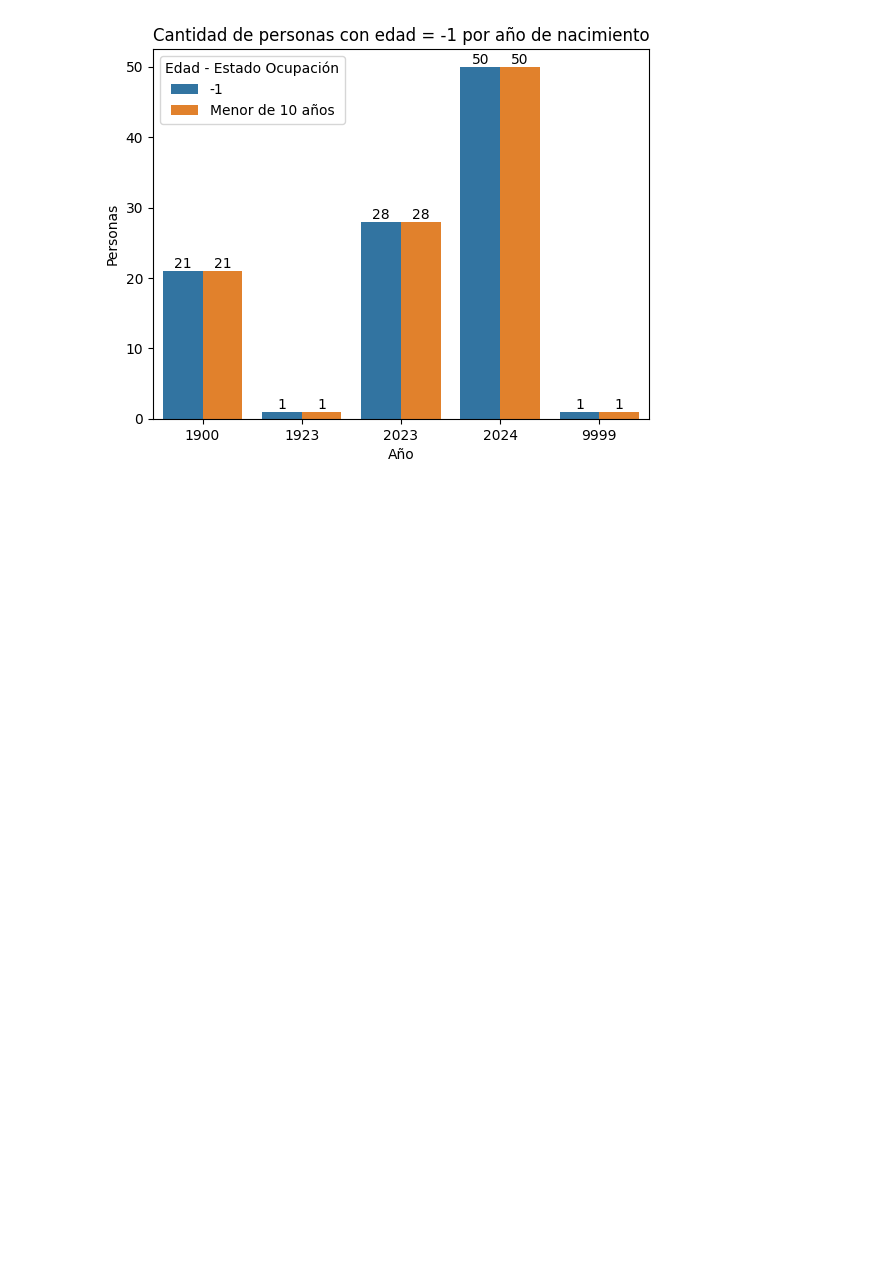
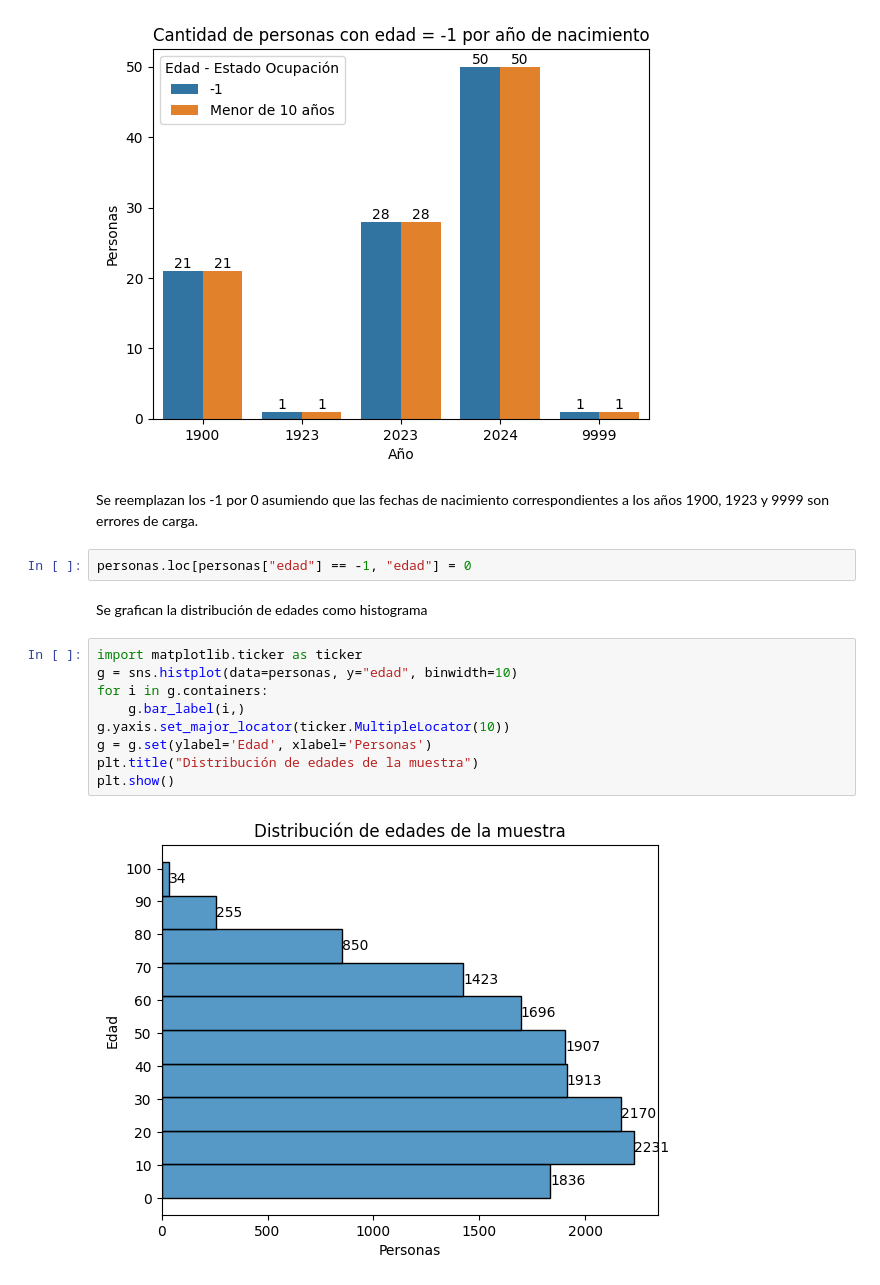
Before and after one commit to LMatiPerez/AnalisisDeDatosI_G5, a Jupyter notebook: graficos_grupo_5.ipynb, the cells around one changed output. Saved outputs shown, nothing was run; the diff lists cells and outputs as text; blank space fills up the shorter version.

Commit message:
Distribución de Edades

```diff
--- a/graficos_grupo_5.ipynb
+++ b/graficos_grupo_5.ipynb
@@ -59,3 +59,20 @@ g = plt.legend(title='Edad - Estado Ocupación', loc='upper left')
 g = plt.title("Cantidad de personas con edad = -1 por año de nacimiento")
 # %% [output]
 [figure]
+# %% [markdown]
+Se reemplazan los -1 por 0 asumiendo que las fechas de nacimiento correspondientes a los años 1900, 1923 y 9999 son errores de carga.
+# %%
+personas.loc[personas["edad"] == -1, "edad"] = 0
+# %% [markdown]
+Se grafican la distribución de edades como histograma
+# %%
+import matplotlib.ticker as ticker
+g = sns.histplot(data=personas, y="edad", binwidth=10)
+for i in g.containers:
+    g.bar_label(i,)
+g.yaxis.set_major_locator(ticker.MultipleLocator(10))
+g = g.set(ylabel='Edad', xlabel='Personas')
+plt.title("Distribución de edades de la muestra")
+plt.show()
+# %% [output]
+[figure, added]
```
